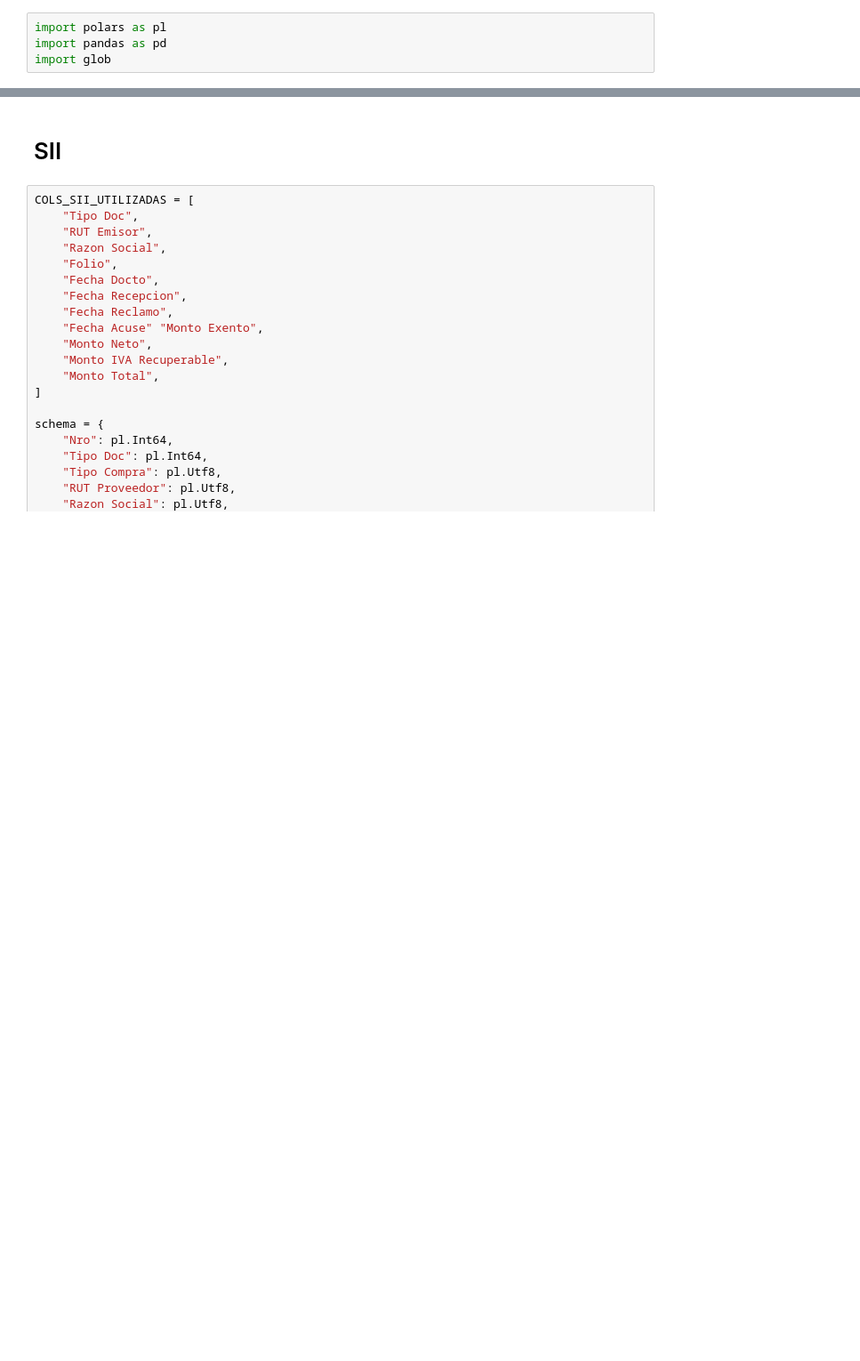
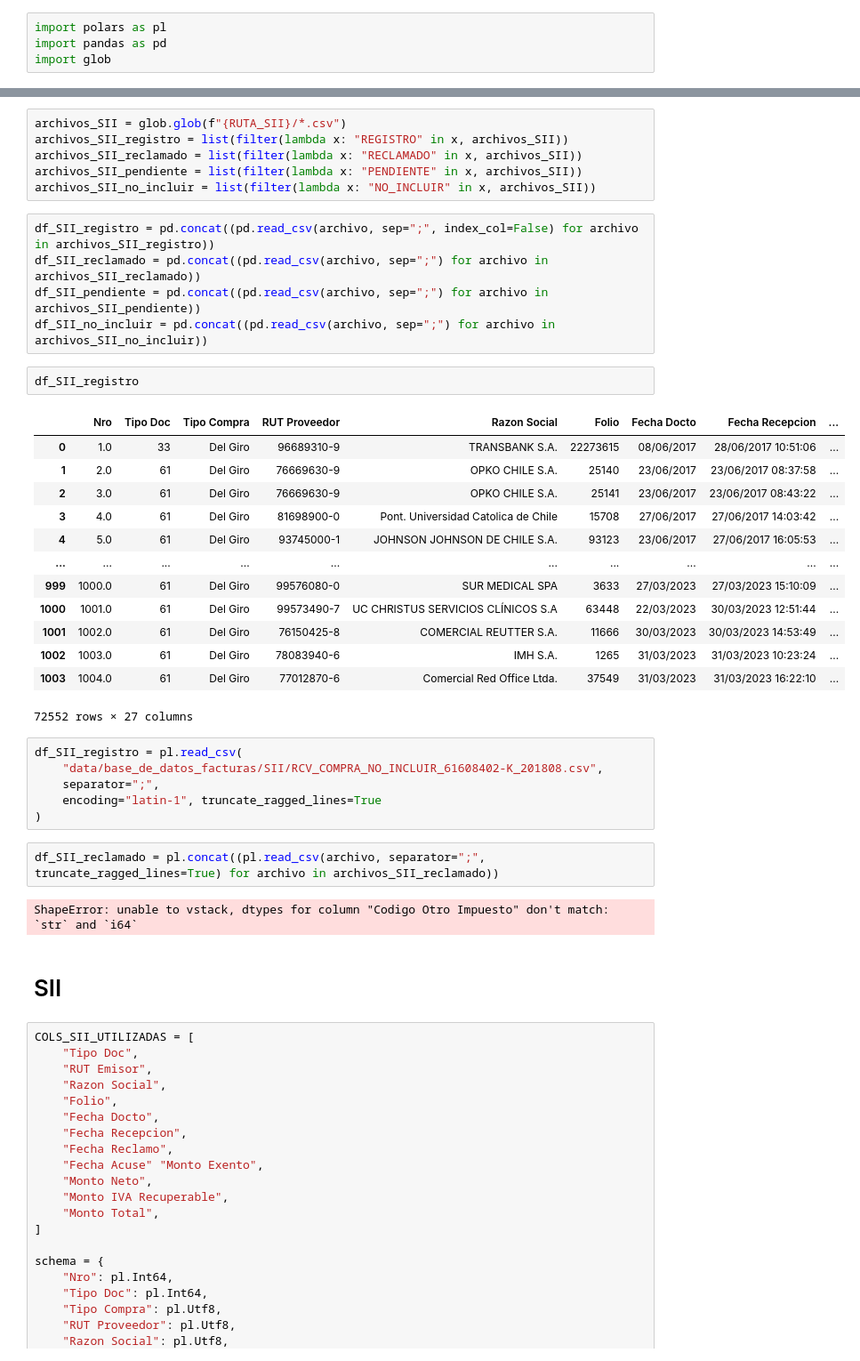
Before and after one commit to JavierRojas14/programa-facturas-finanzas, a Jupyter notebook: polars.ipynb, the cells around one changed output, grey strips where cells are left out. Shown: that part at 89% size. Cells and saved outputs as stored; diff of their text form; blank space fills up the shorter version.

```diff
--- a/polars.ipynb
+++ b/polars.ipynb
@@ -5,3 +53,40 @@ import glob
+# %%
+archivos_SII = glob.glob(f"{RUTA_SII}/*.csv")
+archivos_SII_registro = list(filter(lambda x: "REGISTRO" in x, archivos_SII))
+archivos_SII_reclamado = list(filter(lambda x: "RECLAMADO" in x, archivos_SII))
+archivos_SII_pendiente = list(filter(lambda x: "PENDIENTE" in x, archivos_SII))
+archivos_SII_no_incluir = list(filter(lambda x: "NO_INCLUIR" in x, archivos_SII))
+# %%
+df_SII_registro = pd.concat((pd.read_csv(archivo, sep=";", index_col=False) for archivo in archivos_SII_registro))
+df_SII_reclamado = pd.concat((pd.read_csv(archivo, sep=";") for archivo in archivos_SII_reclamado))
+df_SII_pendiente = pd.concat((pd.read_csv(archivo, sep=";") for archivo in archivos_SII_pendiente))
+df_SII_no_incluir = pd.concat((pd.read_csv(archivo, sep=";") for archivo in archivos_SII_no_incluir))
+# %%
+df_SII_registro
+# %% [output]
+|  | Nro | Tipo Doc | Tipo Compra | RUT Proveedor | Razon Social | Folio | Fecha Docto | Fecha Recepcion | ... |
+| 0 | 1.0 | 33 | Del Giro | 96689310-9 | TRANSBANK S.A. | 22273615 | 08/06/2017 | 28/06/2017 10:51:06 | ... |
+| 1 | 2.0 | 61 | Del Giro | 76669630-9 | OPKO CHILE S.A. | 25140 | 23/06/2017 | 23/06/2017 08:37:58 | ... |
+| 2 | 3.0 | 61 | Del Giro | 76669630-9 | OPKO CHILE S.A. | 25141 | 23/06/2017 | 23/06/2017 08:43:22 | ... |
+| 3 | 4.0 | 61 | Del Giro | 81698900-0 | Pont. Universidad Catolica de Chile | 15708 | 27/06/2017 | 27/06/2017 14:03:42 | ... |
+| 4 | 5.0 | 61 | Del Giro | 93745000-1 | JOHNSON JOHNSON DE CHILE S.A. | 93123 | 23/06/2017 | 27/06/2017 16:05:53 | ... |
+| ... | ... | ... | ... | ... | ... | ... | ... | ... | ... |
+| 999 | 1000.0 | 61 | Del Giro | 99576080-0 | SUR MEDICAL SPA | 3633 | 27/03/2023 | 27/03/2023 15:10:09 | ... |
+| 1000 | 1001.0 | 61 | Del Giro | 99573490-7 | UC CHRISTUS SERVICIOS CLÍNICOS S.A | 63448 | 22/03/2023 | 30/03/2023 12:51:44 | ... |
+| 1001 | 1002.0 | 61 | Del Giro | 76150425-8 | COMERCIAL REUTTER S.A. | 11666 | 30/03/2023 | 30/03/2023 14:53:49 | ... |
+| 1002 | 1003.0 | 61 | Del Giro | 78083940-6 | IMH S.A. | 1265 | 31/03/2023 | 31/03/2023 10:23:24 | ... |
+| 1003 | 1004.0 | 61 | Del Giro | 77012870-6 | Comercial Red Office Ltda. | 37549 | 31/03/2023 | 31/03/2023 16:22:10 | ... |
+72552 rows × 27 columns
+# %%
+df_SII_registro = pl.read_csv(
+    "data/base_de_datos_facturas/SII/RCV_COMPRA_NO_INCLUIR_61608402-K_201808.csv",
+    separator=";",
+    encoding="latin-1", truncate_ragged_lines=True
+)
+# %%
+df_SII_reclamado = pl.concat((pl.read_csv(archivo, separator=";", truncate_ragged_lines=True) for archivo in archivos_SII_reclamado))
+# %% [output]
+ShapeError: unable to vstack, dtypes for column "Codigo Otro Impuesto" don't match: `str` and `i64`
 # %% [markdown]
 # SII
 # %%
```
Also changed, not shown: parts of 10 cells of this notebook.
